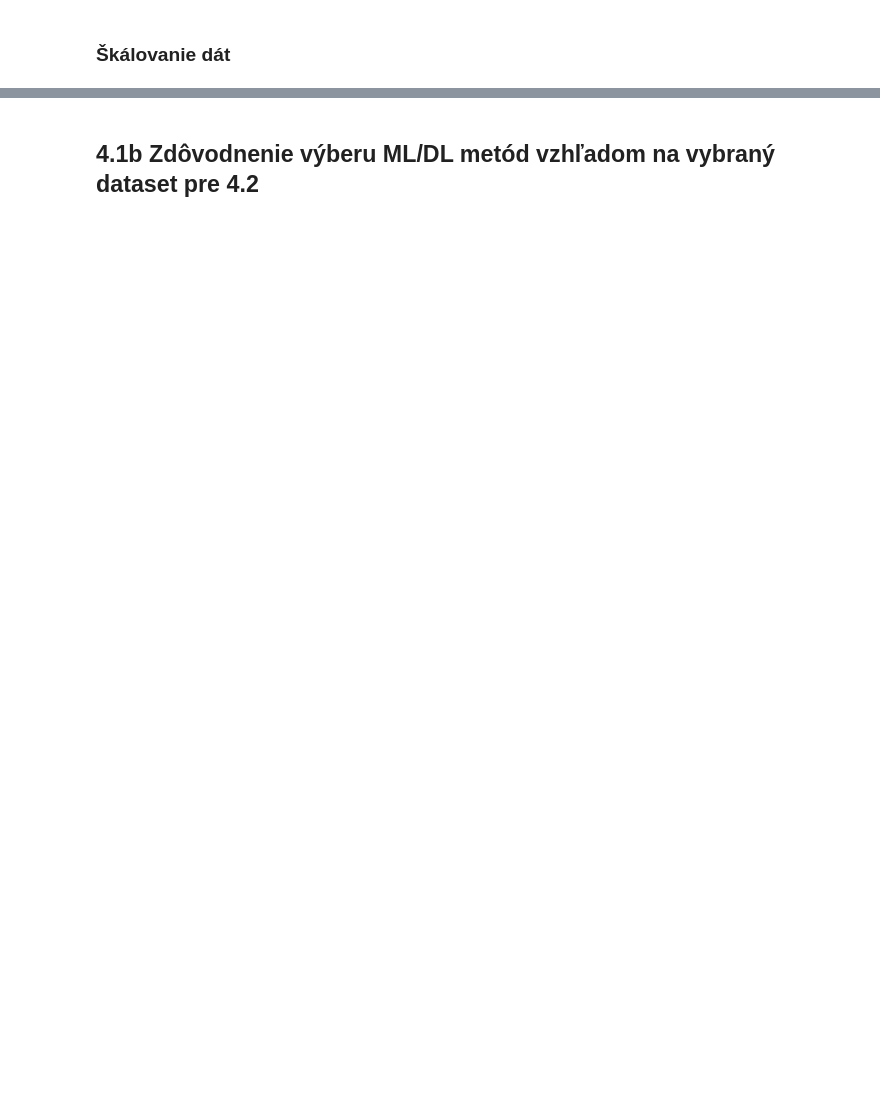
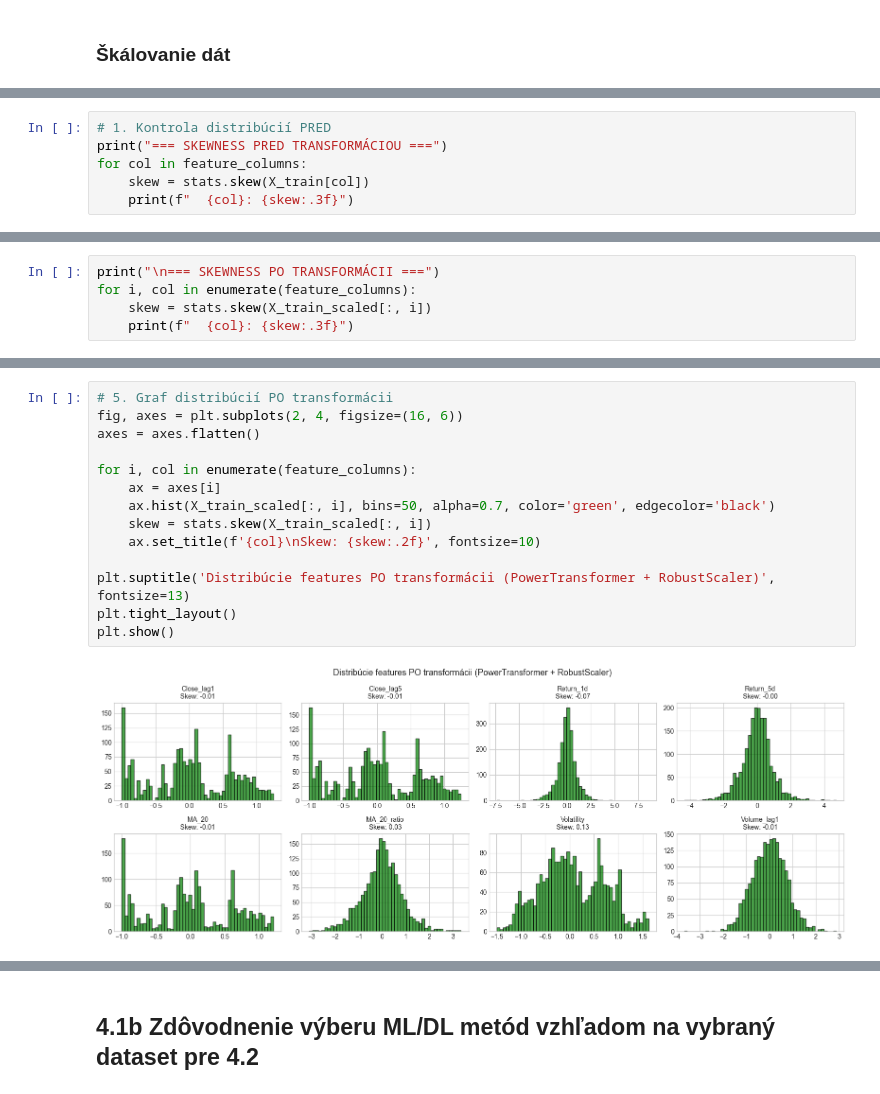
Before and after one commit to johannatilesova/IAU-project, a Jupyter notebook: phase4_sp500stocks.ipynb, the cells around one changed output, grey strips where cells are left out. Drawn from its saved outputs; the diff is of its cells as text; blank space fills up the shorter version.

```diff
--- a/phase4_sp500stocks.ipynb
+++ b/phase4_sp500stocks.ipynb
@@ -1102,0 +1122,6 @@ X_test_scaled = scaler.transform(X_test)
+# %%
+# 1. Kontrola distribúcií PRED
+print("=== SKEWNESS PRED TRANSFORMÁCIOU ===")
+for col in feature_columns:
+    skew = stats.skew(X_train[col])
+    print(f"  {col}: {skew:.3f}")
@@ -1102,0 +1157,5 @@ X_test_scaled = scaler.transform(X_test)
+# %%
+print("\n=== SKEWNESS PO TRANSFORMÁCII ===")
+for i, col in enumerate(feature_columns):
+    skew = stats.skew(X_train_scaled[:, i])
+    print(f"  {col}: {skew:.3f}")
@@ -1103,3 +1172,19 @@ X_test_scaled = scaler.transform(X_test)
+# %%
+# 5. Graf distribúcií PO transformácii
+fig, axes = plt.subplots(2, 4, figsize=(16, 6))
+axes = axes.flatten()
+
+for i, col in enumerate(feature_columns):
+    ax = axes[i]
+    ax.hist(X_train_scaled[:, i], bins=50, alpha=0.7, color='green', edgecolor='black')
+    skew = stats.skew(X_train_scaled[:, i])
+    ax.set_title(f'{col}\nSkew: {skew:.2f}', fontsize=10)
+
+plt.suptitle('Distribúcie features PO transformácii (PowerTransformer + RobustScaler)', fontsize=13)
+plt.tight_layout()
+plt.show()
+# %% [output]
+[figure, added]
 # %%
 # get first feature as numpy array (works whether X_train is DataFrame or ndarray)
 original = X_train.iloc[:, 0].values if hasattr(X_train, "iloc") else X_train[:, 0]
```
Also changed, not shown: parts of 15 cells of this notebook.
